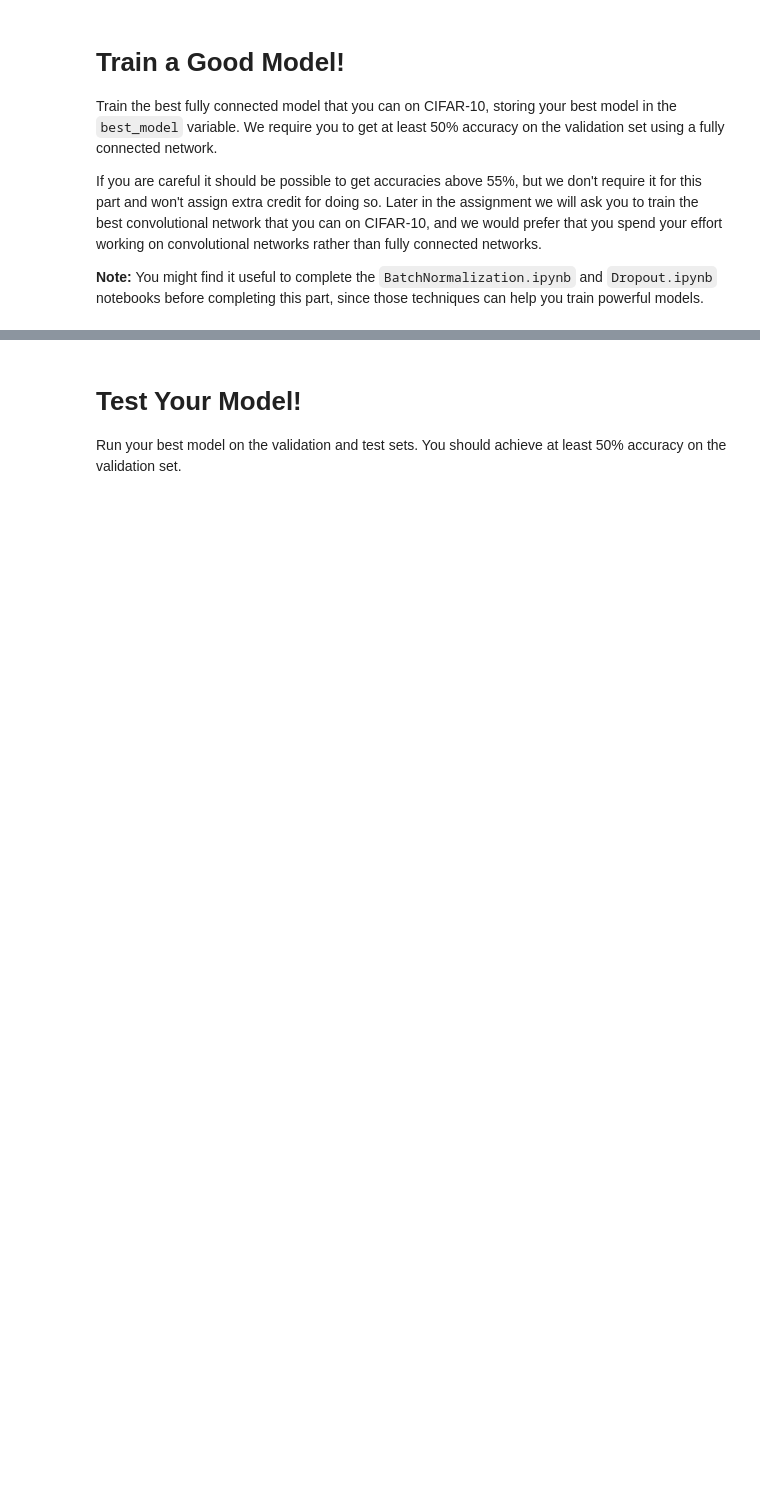
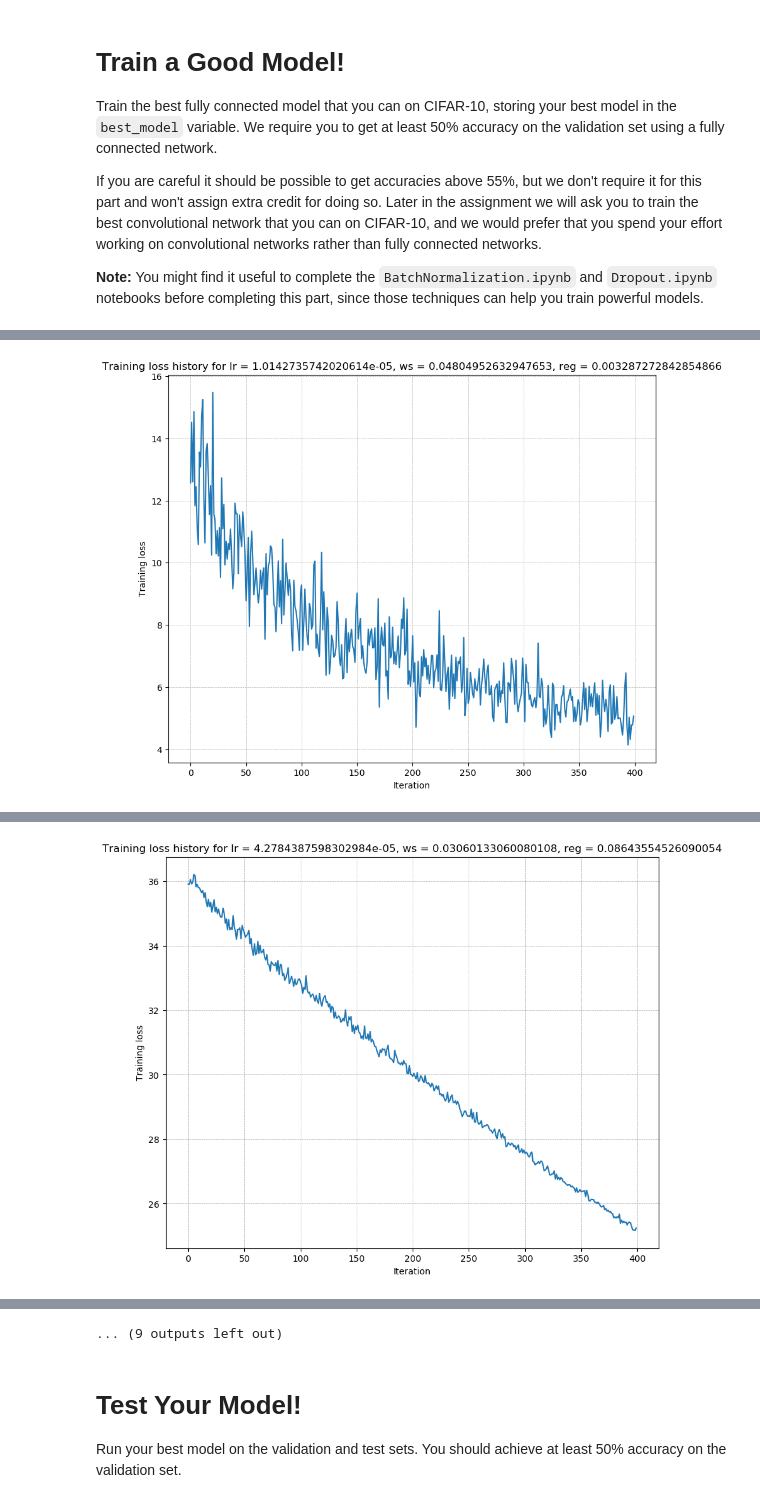
Before and after one commit to PeterHUistyping/Stanford_CS231n-Deep_Learning-for-Computer_Vision, a Jupyter notebook: MyProject22/assignment2/FullyConnectedNets.ipynb, the cells around one changed output, grey strips where cells are left out. Drawn from its saved outputs; the diff is of its cells as text; code cells hidden in the pictures; blank space fills up the shorter version.

Commit message:
Best model 1

```diff
--- a/MyProject22/assignment2/FullyConnectedNets.ipynb
+++ b/MyProject22/assignment2/FullyConnectedNets.ipynb
@@ -521,0 +509,71 @@ pass
+# %%
+best_model = None
+
+################################################################################
+# TODO: Train the best FullyConnectedNet that you can on CIFAR-10. You might   #
+# find batch/layer normalization and dropout useful. Store your best model in  #
+# the best_model variable.                                                     #
+################################################################################
+# *****START OF YOUR CODE (DO NOT DELETE/MODIFY THIS LINE)*****
+
+num_train = 500
+small_data = {
+  'X_train': data['X_train'][:num_train],
+  'y_train': data['y_train'][:num_train],
+  'X_val': data['X_val'],
+  'y_val': data['y_val'],
+}
+
+best_val_acc = 0
+
+for i in range(10):
+
+    learning_rate = 10 ** np.random.uniform(-5, -3)
+    weight_scale = 10 ** np.random.uniform(-2, -1)
+    # initial weight
+    reg = 10 ** np.random.uniform(-3, 0)
+    # dropout_keep_rate = np.random.uniform(0.7, 0.8)
+
+    # learning_rate = 3e-3
+    # weight_scale = 8e-2
+
+    model = FullyConnectedNet(
+        [256, 128, 64],
+        weight_scale=weight_scale,
+        dtype=np.float64,
+        reg=reg
+    )
+
+    solver = Solver(
+        model,
+        small_data,
+        print_every=100,
+        num_epochs=20,
+        batch_size=25,
+        update_rule='adam',
+        optim_config={'learning_rate': learning_rate},
+    )
+    solver.train()
+    plt.plot(solver.loss_history)
+    plt.title('Training loss history for lr = ' + str(learning_rate) + ', ws = ' + str(weight_scale) + ', reg = ' + str(reg))
+    plt.xlabel('Iteration')
+    plt.ylabel('Training loss')
+    plt.grid(linestyle='--', linewidth=0.5)
+    plt.show()
+
+    if solver.best_val_acc > best_val_acc:
+      best_val_acc = solver.best_val_acc
+      best_params = {
+                      'learning_rate': learning_rate,
+                      'weight_scale': weight_scale,
+                      'reg': reg
+                      #  'dropout_keeprate': dropout_keeprate
+                    }
+      best_model = model
+print(best_val_acc)
+print(best_params)
+# *****END OF YOUR CODE (DO NOT DELETE/MODIFY THIS LINE)*****
+################################################################################
+#                              END OF YOUR CODE                                #
+################################################################################
+# %% [output]
@@ -521,0 +597 @@ pass
+[figure, added]
@@ -521,0 +615 @@ pass
+[figure, added]
@@ -522,3 +688,4 @@ pass
+... (9 outputs left out)
 # %% [markdown]
 # Test Your Model!
 Run your best model on the validation and test sets. You should achieve at least 50% accuracy on the validation set.
```
Also changed, not shown: parts of 6 cells of this notebook, 1 other file.
